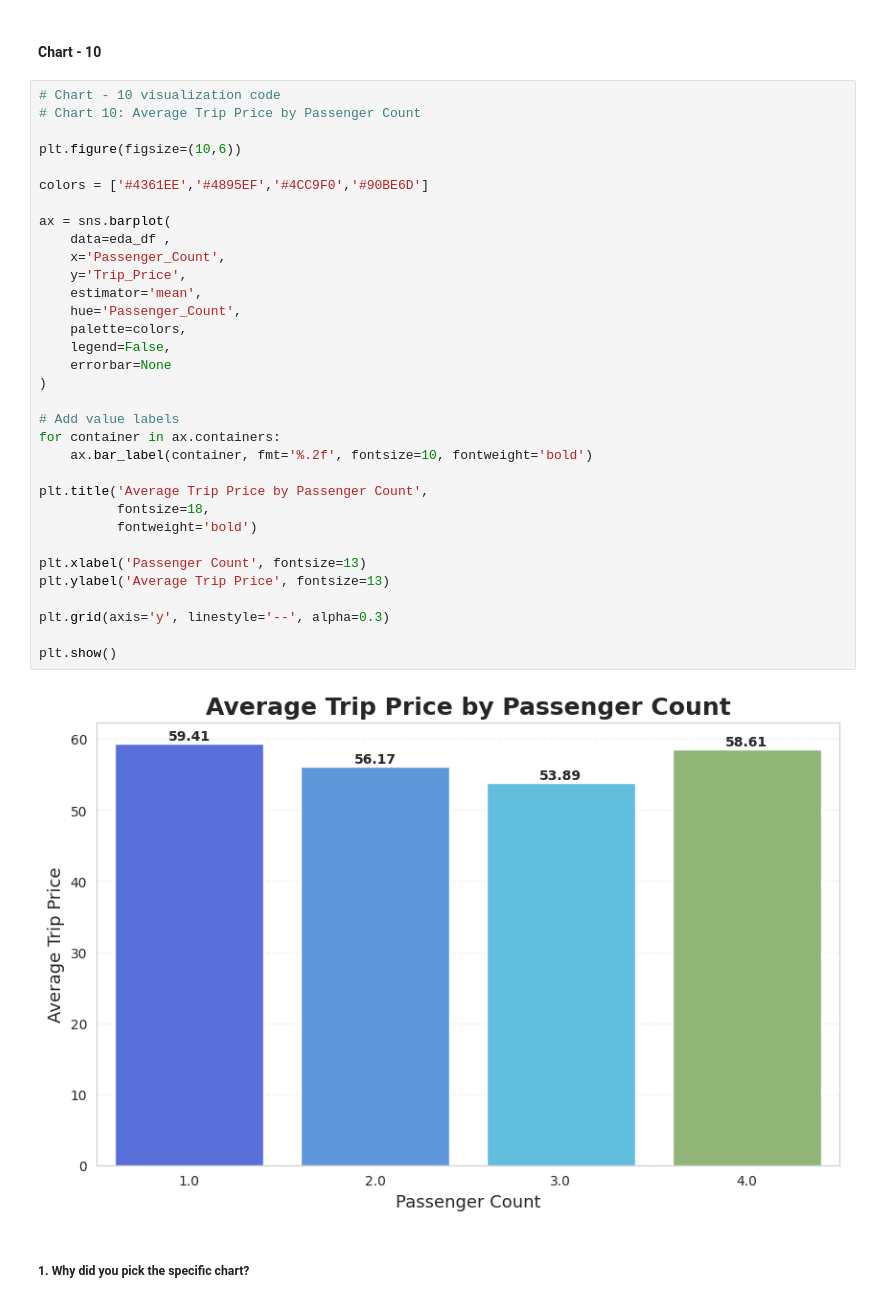
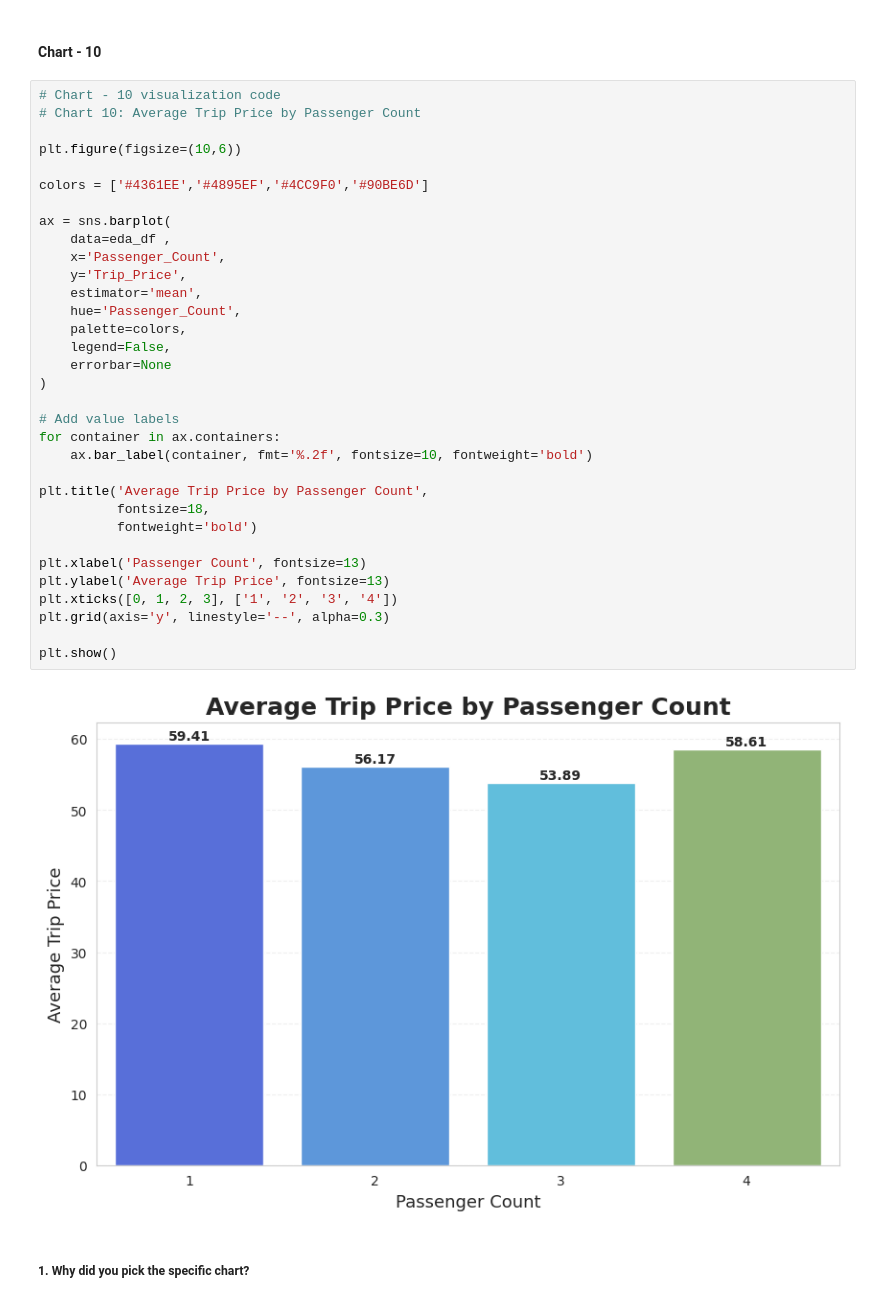
Before and after one commit to Sneha8126/Sneha-copy-of-Sample-ML-Submission-Template, a Jupyter notebook: Sneha_copy_of_Sample_ML_Submission_Template.ipynb, the cells around one changed output. Cells and saved outputs as stored; diff of their text form.

Commit message:
Updated Average Trip Price by Passenger Count Chart

```diff
--- a/Sneha_copy_of_Sample_ML_Submission_Template.ipynb
+++ b/Sneha_copy_of_Sample_ML_Submission_Template.ipynb
@@ -849,35 +849,35 @@ Are there any insights that lead to negative growth? Justify with specific reaso
 
 plt.figure(figsize=(10,6))
 
 colors = ['#4361EE','#4895EF','#4CC9F0','#90BE6D']
 
 ax = sns.barplot(
     data=eda_df ,
     x='Passenger_Count',
     y='Trip_Price',
     estimator='mean',
     hue='Passenger_Count',
     palette=colors,
     legend=False,
     errorbar=None
 )
 
 # Add value labels
 for container in ax.containers:
     ax.bar_label(container, fmt='%.2f', fontsize=10, fontweight='bold')
 
 plt.title('Average Trip Price by Passenger Count',
           fontsize=18,
           fontweight='bold')
 
 plt.xlabel('Passenger Count', fontsize=13)
 plt.ylabel('Average Trip Price', fontsize=13)
-
+plt.xticks([0, 1, 2, 3], ['1', '2', '3', '4'])
 plt.grid(axis='y', linestyle='--', alpha=0.3)
 
 plt.show()
 # %% [output]
-[figure, old version]
+[figure, new version]
 # %% [markdown]
 ##### 1. Why did you pick the specific chart?
 # %% [markdown]
```
Also changed, not shown: parts of 1 cell of this notebook.
